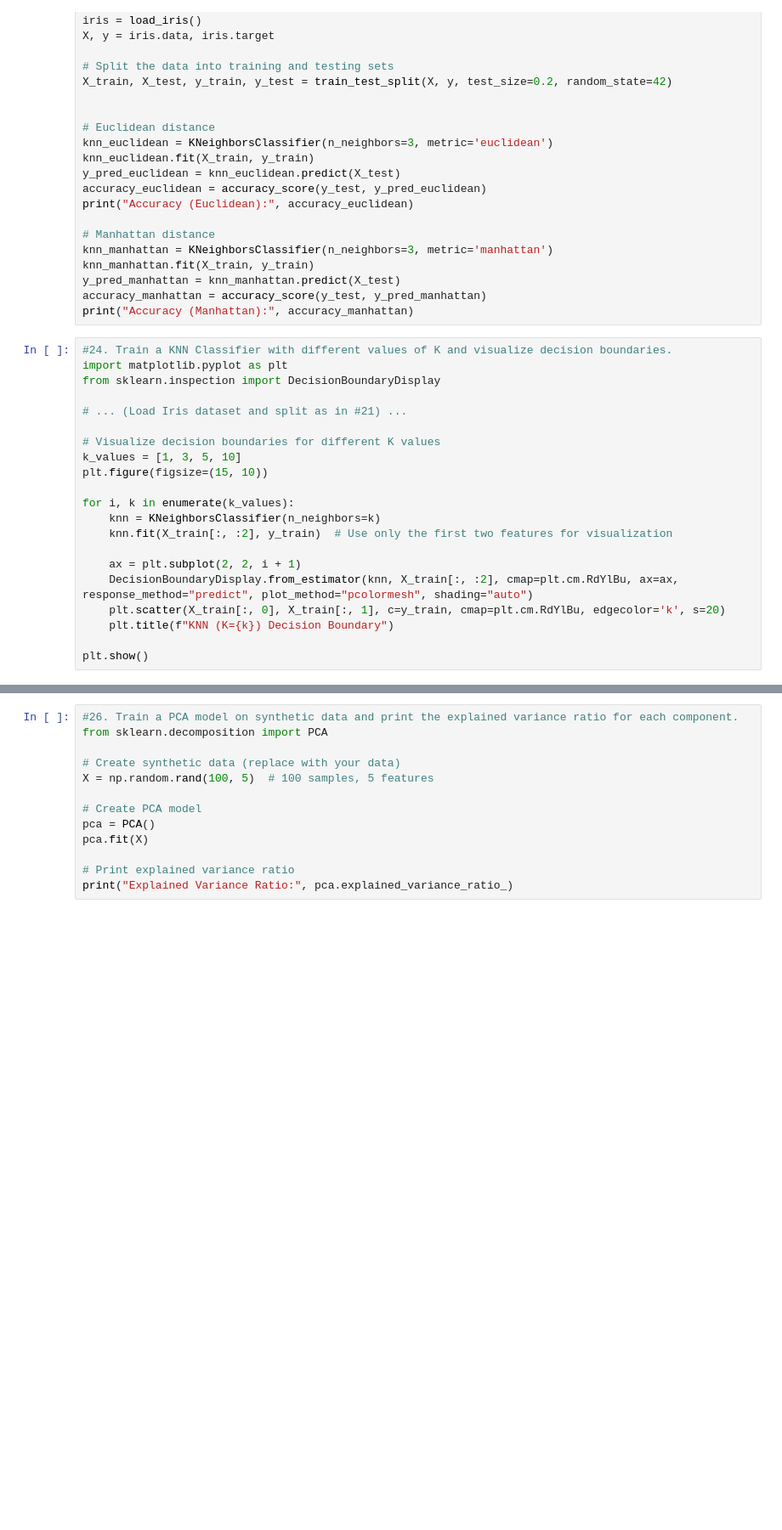
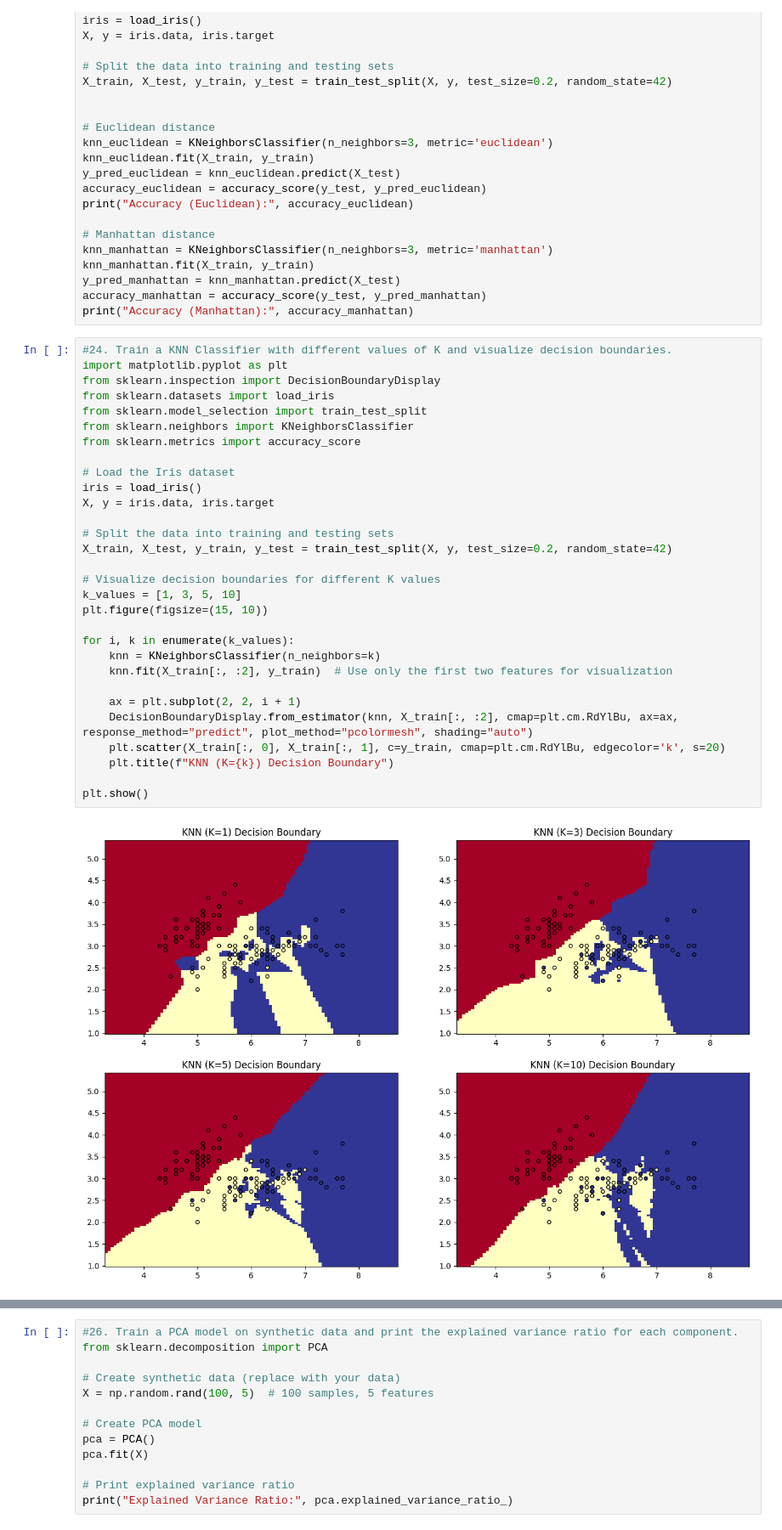
Before and after one commit to PUHUPAGARWAL1515/Python-codes, a Jupyter notebook: KNN_&_PCA_Assignment.ipynb, the cells around one changed output, grey strips where cells are left out. Shown: that part at 85% size. Drawn from its saved outputs; the diff is of its cells as text; blank space fills up the shorter version.

```diff
--- a/KNN_&_PCA_Assignment.ipynb
+++ b/KNN_&_PCA_Assignment.ipynb
@@ -208,24 +208,35 @@ print("Accuracy (Manhattan):", accuracy_manhattan)
 # %%
 #24. Train a KNN Classifier with different values of K and visualize decision boundaries.
 import matplotlib.pyplot as plt
 from sklearn.inspection import DecisionBoundaryDisplay
+from sklearn.datasets import load_iris
+from sklearn.model_selection import train_test_split
+from sklearn.neighbors import KNeighborsClassifier
+from sklearn.metrics import accuracy_score
 
-# ... (Load Iris dataset and split as in #21) ...
+# Load the Iris dataset
+iris = load_iris()
+X, y = iris.data, iris.target
+
+# Split the data into training and testing sets
+X_train, X_test, y_train, y_test = train_test_split(X, y, test_size=0.2, random_state=42)
 
 # Visualize decision boundaries for different K values
 k_values = [1, 3, 5, 10]
 plt.figure(figsize=(15, 10))
 
 for i, k in enumerate(k_values):
     knn = KNeighborsClassifier(n_neighbors=k)
     knn.fit(X_train[:, :2], y_train)  # Use only the first two features for visualization
 
     ax = plt.subplot(2, 2, i + 1)
     DecisionBoundaryDisplay.from_estimator(knn, X_train[:, :2], cmap=plt.cm.RdYlBu, ax=ax, response_method="predict", plot_method="pcolormesh", shading="auto")
     plt.scatter(X_train[:, 0], X_train[:, 1], c=y_train, cmap=plt.cm.RdYlBu, edgecolor='k', s=20)
     plt.title(f"KNN (K={k}) Decision Boundary")
 
 plt.show()
+# %% [output]
+[figure, added]
 # %%
 #25. Apply Feature Scaling before training a KNN model and compare results with unscaled data.
 from sklearn.preprocessing import StandardScaler
```
Also changed, not shown: parts of 7 cells of this notebook.
